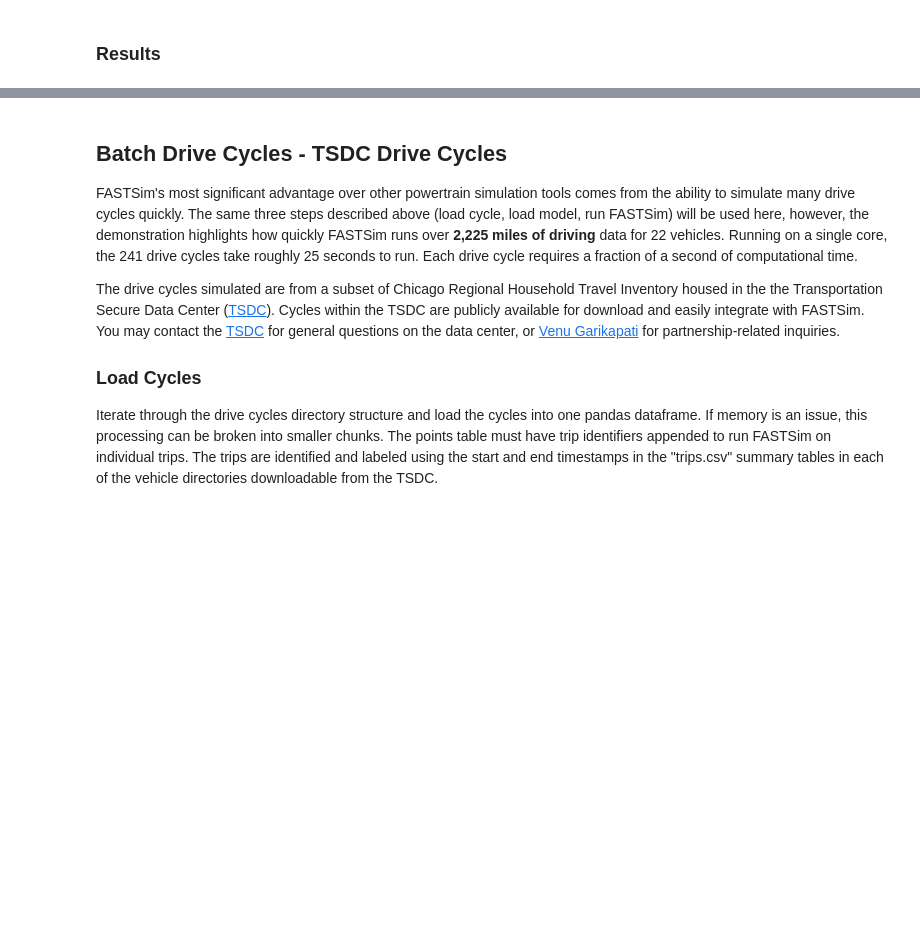
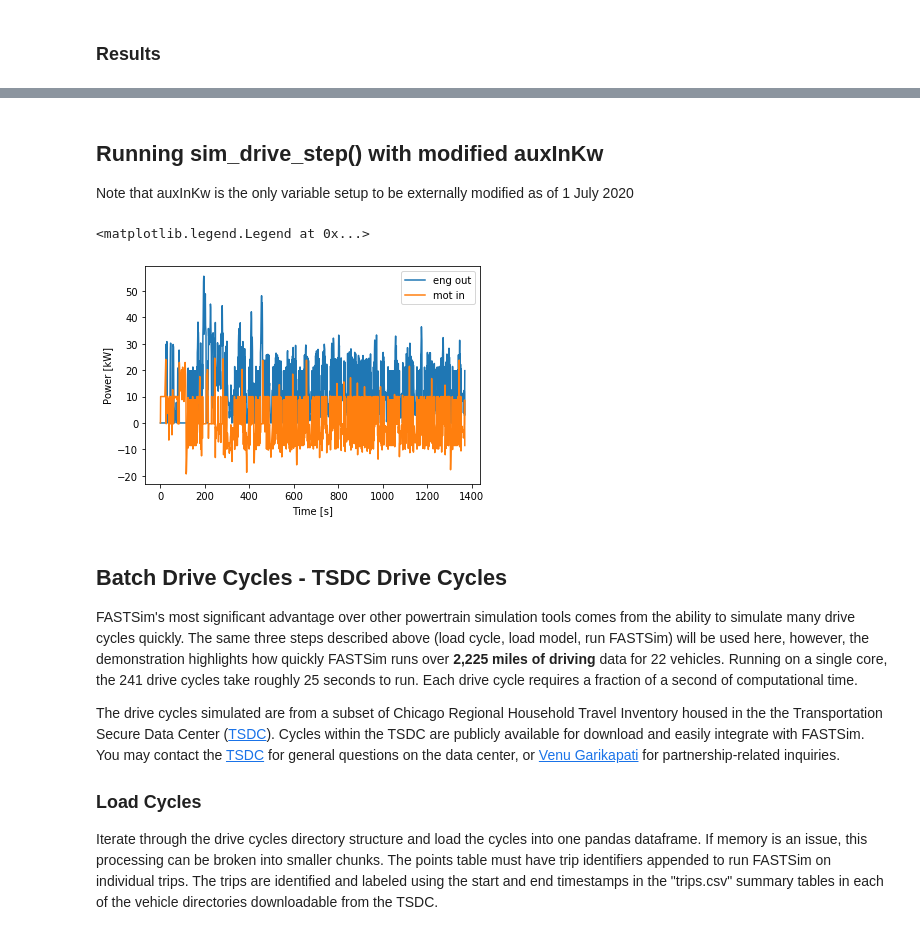
Before and after one commit to NREL/fastsim, a Jupyter notebook: docs/demo.ipynb, the cells around one changed output, grey strips where cells are left out. Saved outputs shown, nothing was run; the diff lists cells and outputs as text; code cells hidden in the pictures; blank space fills up the shorter version.

Commit message:
developed a robust mechanism for externally overriding values in each time step

```diff
--- a/docs/demo.ipynb
+++ b/docs/demo.ipynb
@@ -125,9 +126,25 @@ ax2.tick_params('y', colors='xkcd:pale red')
+# %% [markdown]
+## Running sim_drive_step() with modified auxInKw
+Note that auxInKw is the only variable setup to be externally modified as of 1 July 2020
 # %%
+veh_jit = vehicle.Vehicle(9).get_numba_veh()
+sim_drive = simdrive.SimDriveJit(cyc_jit, veh_jit)
+initSoc = 0.7935
+sim_drive.essCurKwh[0] = initSoc * sim_drive.veh.maxEssKwh
+sim_drive.soc[0] = initSoc
+
+while sim_drive.i < len(cyc.cycSecs):
+    sim_drive.auxInKw[sim_drive.i] = 10 # large value to exaggerate results
+    sim_drive.sim_drive_step('auxInKw')
+
 plt.plot(cyc.cycSecs, sim_drive.fcKwOutAch, label='eng out')
-plt.plot(cyc.cycSecs, sim_drive.essKwOutAch, label='bat out')
+plt.plot(cyc.cycSecs, sim_drive.essKwOutAch, label='mot in')
 plt.xlabel('Time [s]')
 plt.ylabel('Power [kW]')
 plt.legend()
+# %% [output]
+<matplotlib.legend.Legend at 0x...>
+[figure, added]
 # %% [markdown]
 ## Batch Drive Cycles - TSDC Drive Cycles
 
```
Also changed, not shown: parts of 5 cells of this notebook, 1 other file.
